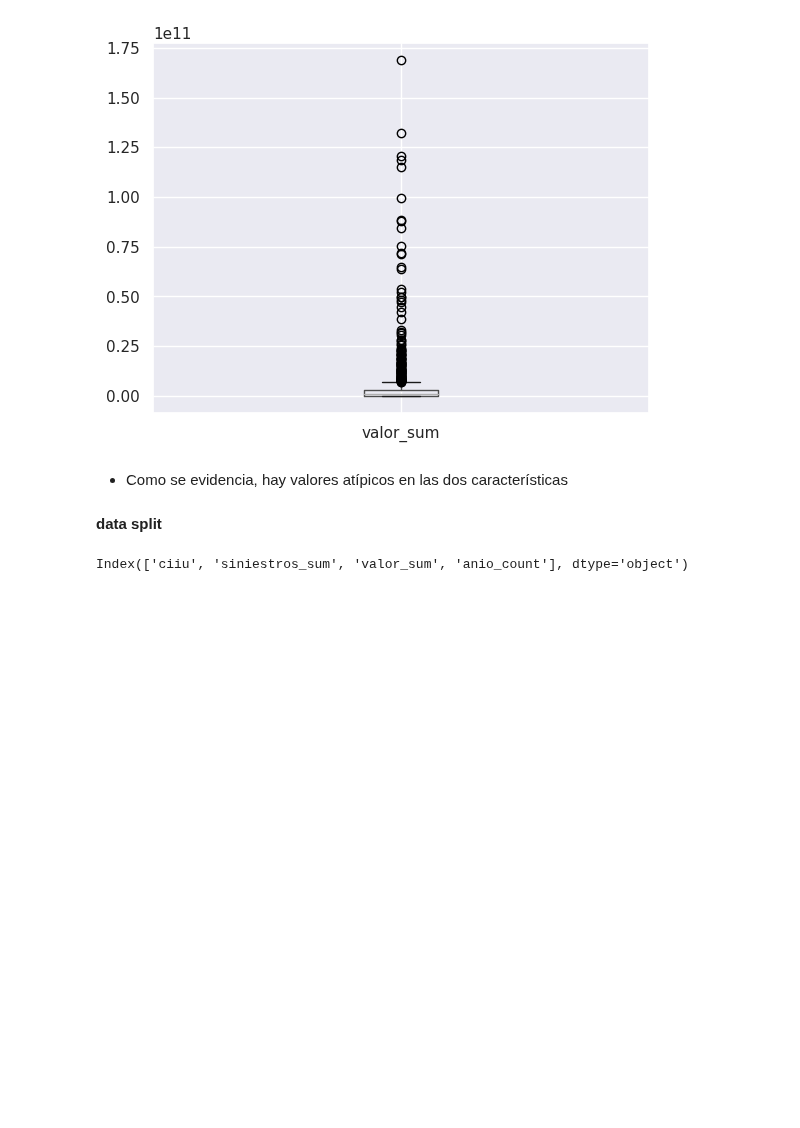
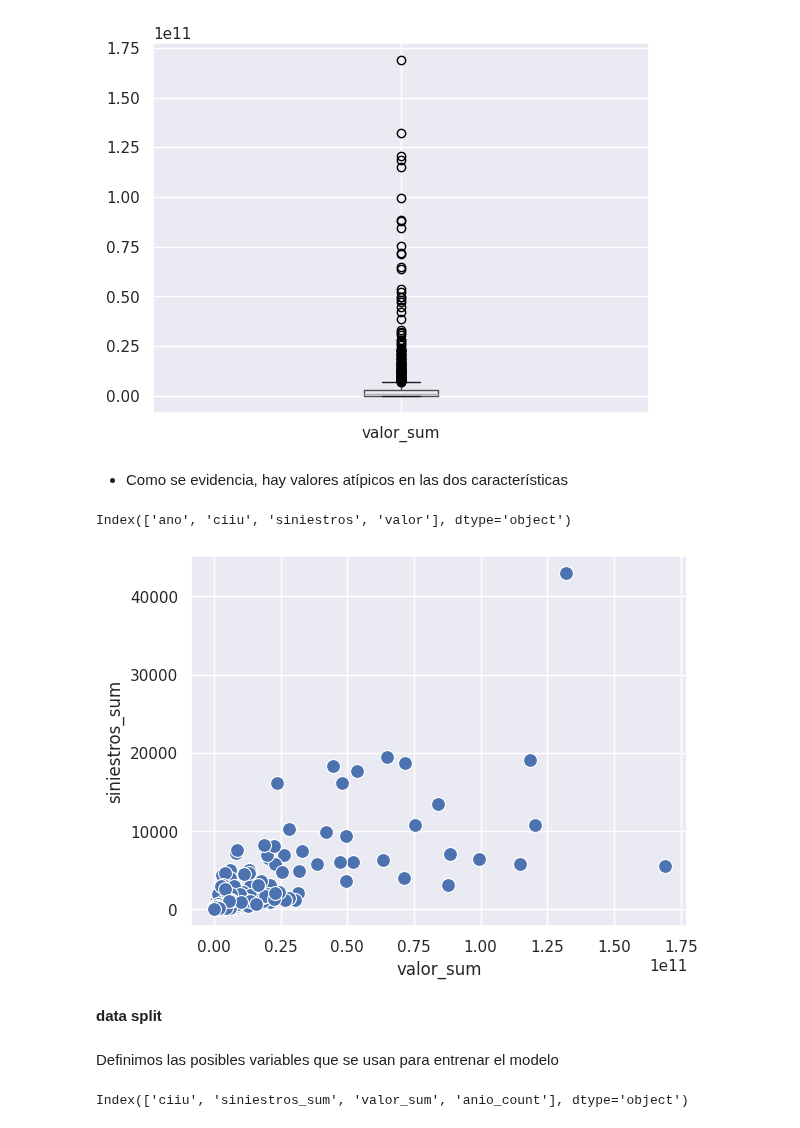
Before and after one commit to Kaiziferr/machine_learning, a Jupyter notebook: clusters/02_fuzzy_claims_payments.ipynb, the cells around one changed output. Saved outputs shown, nothing was run; the diff lists cells and outputs as text; code cells hidden in the pictures; blank space fills up the shorter version.

```diff
--- a/clusters/02_fuzzy_claims_payments.ipynb
+++ b/clusters/02_fuzzy_claims_payments.ipynb
@@ -376,8 +391,24 @@ plt.show()
 [figure]
 # %% [markdown]
 - Como se evidencia, hay valores atípicos en las dos características
+# %%
+data.columns
+# %% [output]
+Index(['ano', 'ciiu', 'siniestros', 'valor'], dtype='object')
+# %%
+sns.scatterplot(
+    data=data_group,
+    x = 'valor_sum',
+    y= 'siniestros_sum',
+    palette= paleta,
+    s= 100 )
+plt.show()
+# %% [output]
+[figure, added]
 # %% [markdown]
 **data split**
+# %% [markdown]
+Definimos las posibles variables que se usan para entrenar el modelo
 # %%
 data_group.columns
 # %% [output]
```
Also changed, not shown: parts of 31 cells of this notebook.
